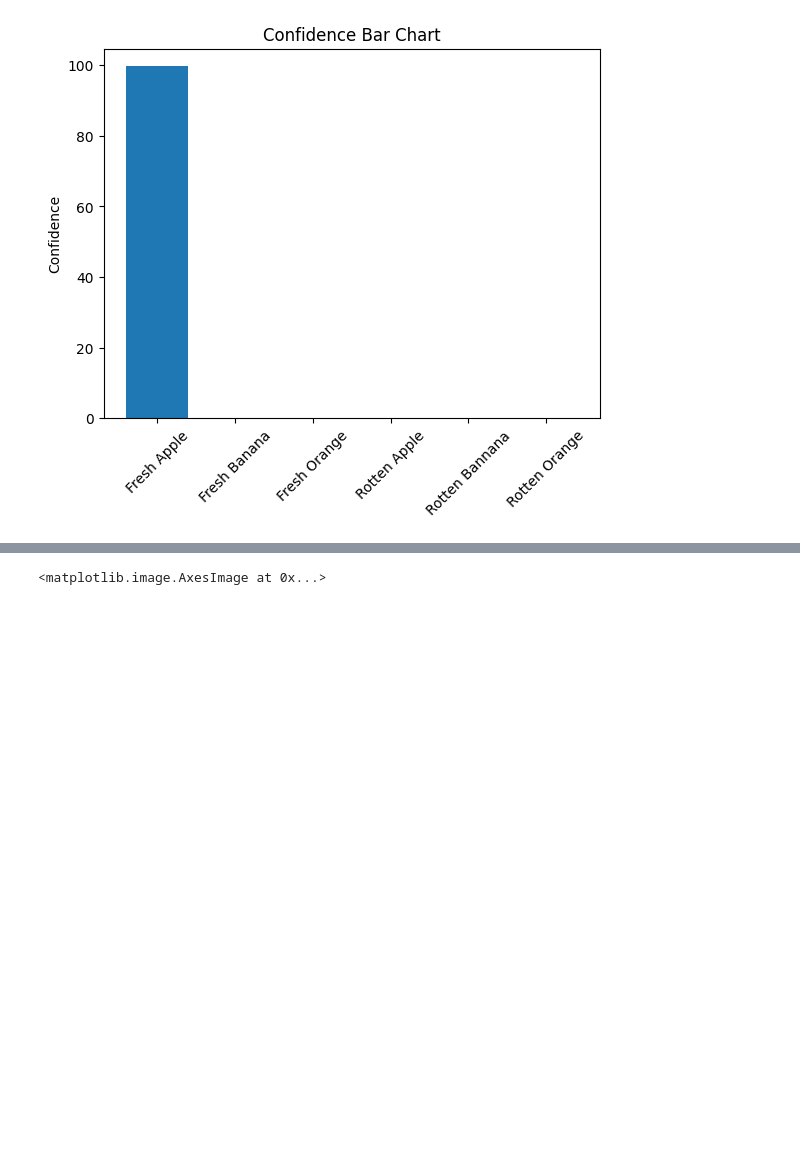
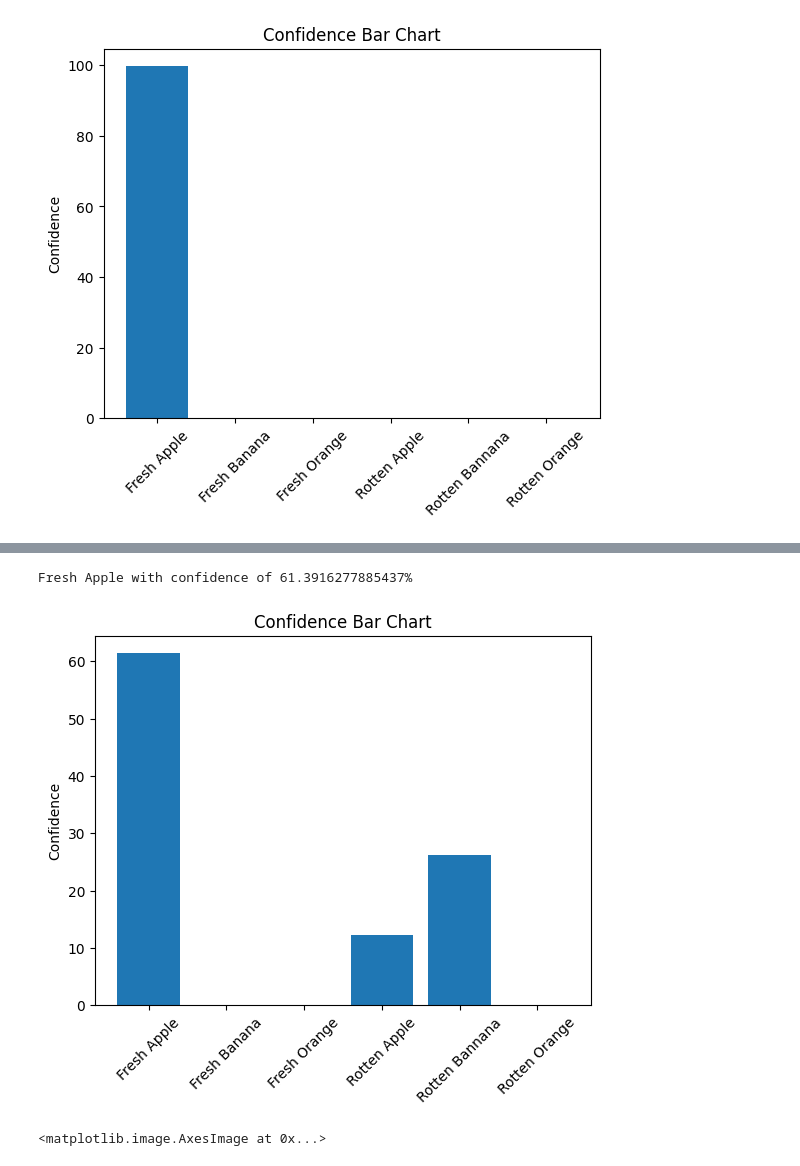
Before and after one commit to Prashanf/fruit-freshness-classifier, a Jupyter notebook: notebooks/fruit_freshness_check.ipynb, the cells around one changed output, grey strips where cells are left out. Saved outputs shown, nothing was run; the diff lists cells and outputs as text; code cells hidden in the pictures; blank space fills up the shorter version.

```diff
--- a/notebooks/fruit_freshness_check.ipynb
+++ b/notebooks/fruit_freshness_check.ipynb
@@ -231,3 +253,11 @@ Fresh Apple with confidence of 99.66484904289246%
+# %%
+#Model 2 prediction
+img = cv2.imread("/content/apple3.jpg")
+img = prepare_img(img)
+check_img(model2, img)
+# %% [output]
+Fresh Apple with confidence of 61.3916277885437%
+[figure, added]
 # %%
 #banana-with-white-bg.jpg
 img = plt.imread('/content/banana-with-wh-bg.jpg')
```
Also changed, not shown: parts of 17 cells of this notebook.
